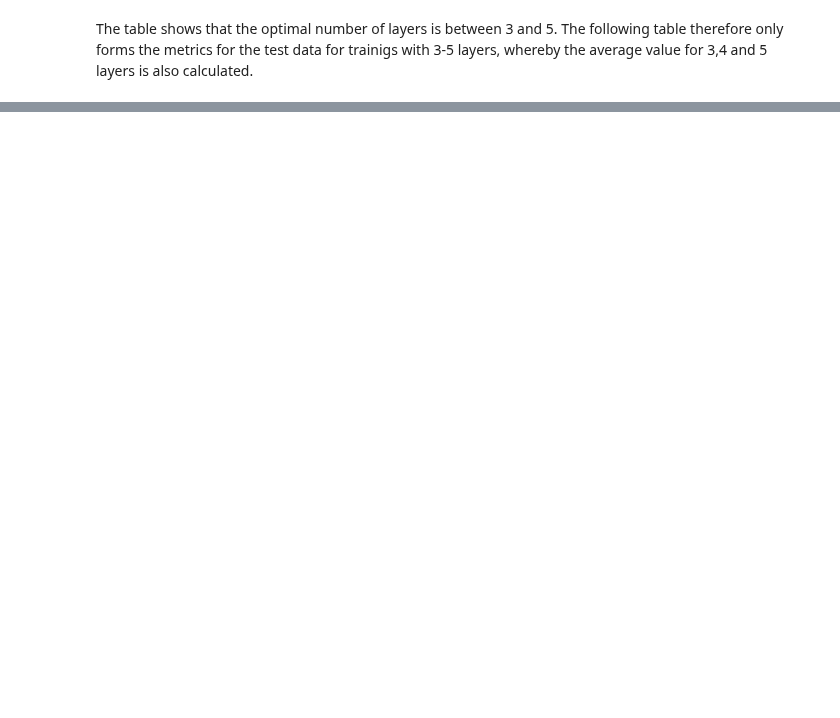
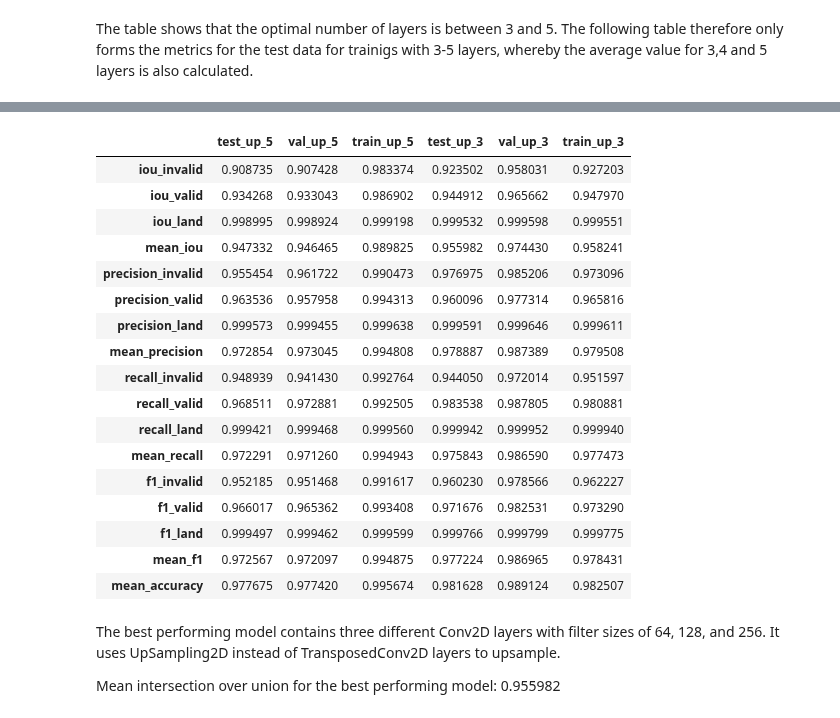
Before and after one commit to emely3h/Geospatial_ML, a Jupyter notebook: experiments/experiment_8.ipynb, the cells around one changed output, grey strips where cells are left out. Drawn from its saved outputs; the diff is of its cells as text; code cells hidden in the pictures; blank space fills up the shorter version.

```diff
--- a/experiments/experiment_8.ipynb
+++ b/experiments/experiment_8.ipynb
@@ -418,0 +437,43 @@ Nevertheless, the mean intersection over union for all 3 runs is worse than that
+# %%
+metrics = []
+all_files = os.listdir(f'../metrics/{experiment}/')
+files = []
+
+for i in range(len(all_files) - 1, -1, -1):
+    if 'layers' in all_files[i]:
+        files.append(all_files[i])
+
+
+for metric_file in files:
+  with open(f'../metrics/{experiment}/{metric_file}', 'rb') as file:
+      metric_dict = pickle.load(file).__dict__
+      metrics.append(metric_dict)
+# %%
+df = pd.DataFrame(metrics)
+
+df.index = ['test_up_5', 'val_up_5', 'train_up_5', 'test_up_3', 'val_up_3', 'train_up_3']
+df.transpose()
+# %% [output]
+|  | test_up_5 | val_up_5 | train_up_5 | test_up_3 | val_up_3 | train_up_3 |
+| iou_invalid | 0.908735 | 0.907428 | 0.983374 | 0.923502 | 0.958031 | 0.927203 |
+| iou_valid | 0.934268 | 0.933043 | 0.986902 | 0.944912 | 0.965662 | 0.947970 |
+| iou_land | 0.998995 | 0.998924 | 0.999198 | 0.999532 | 0.999598 | 0.999551 |
+| mean_iou | 0.947332 | 0.946465 | 0.989825 | 0.955982 | 0.974430 | 0.958241 |
+| precision_invalid | 0.955454 | 0.961722 | 0.990473 | 0.976975 | 0.985206 | 0.973096 |
+| precision_valid | 0.963536 | 0.957958 | 0.994313 | 0.960096 | 0.977314 | 0.965816 |
+| precision_land | 0.999573 | 0.999455 | 0.999638 | 0.999591 | 0.999646 | 0.999611 |
+| mean_precision | 0.972854 | 0.973045 | 0.994808 | 0.978887 | 0.987389 | 0.979508 |
+| recall_invalid | 0.948939 | 0.941430 | 0.992764 | 0.944050 | 0.972014 | 0.951597 |
+| recall_valid | 0.968511 | 0.972881 | 0.992505 | 0.983538 | 0.987805 | 0.980881 |
+| recall_land | 0.999421 | 0.999468 | 0.999560 | 0.999942 | 0.999952 | 0.999940 |
+| mean_recall | 0.972291 | 0.971260 | 0.994943 | 0.975843 | 0.986590 | 0.977473 |
+| f1_invalid | 0.952185 | 0.951468 | 0.991617 | 0.960230 | 0.978566 | 0.962227 |
+| f1_valid | 0.966017 | 0.965362 | 0.993408 | 0.971676 | 0.982531 | 0.973290 |
+| f1_land | 0.999497 | 0.999462 | 0.999599 | 0.999766 | 0.999799 | 0.999775 |
+| mean_f1 | 0.972567 | 0.972097 | 0.994875 | 0.977224 | 0.986965 | 0.978431 |
+| mean_accuracy | 0.977675 | 0.977420 | 0.995674 | 0.981628 | 0.989124 | 0.982507 |
+# %% [markdown]
+The best performing model contains three different Conv2D layers with filter sizes of 64, 128, and 256. It uses UpSampling2D instead of TransposedConv2D layers to upsample.
+
+Mean intersection over union for the best performing model:
+0.955982
```
Also changed, not shown: parts of 13 cells of this notebook.
